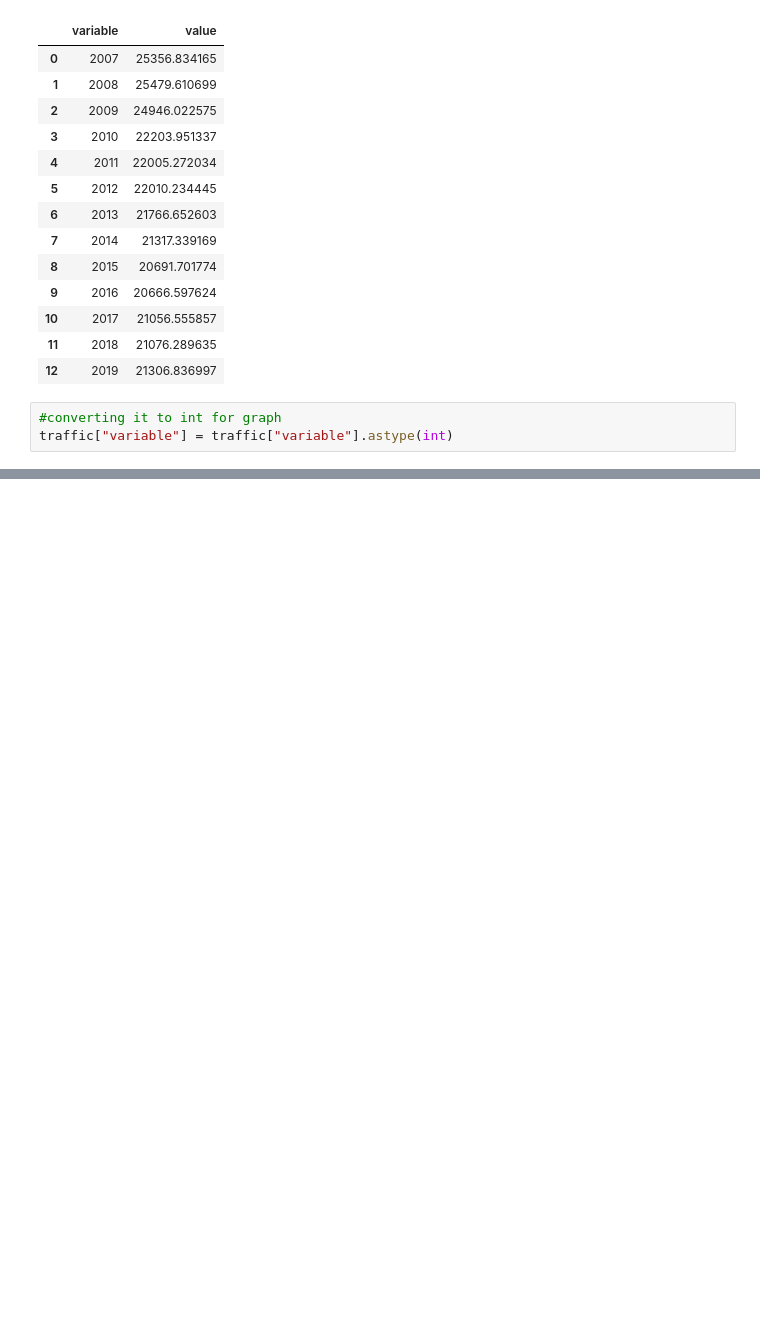
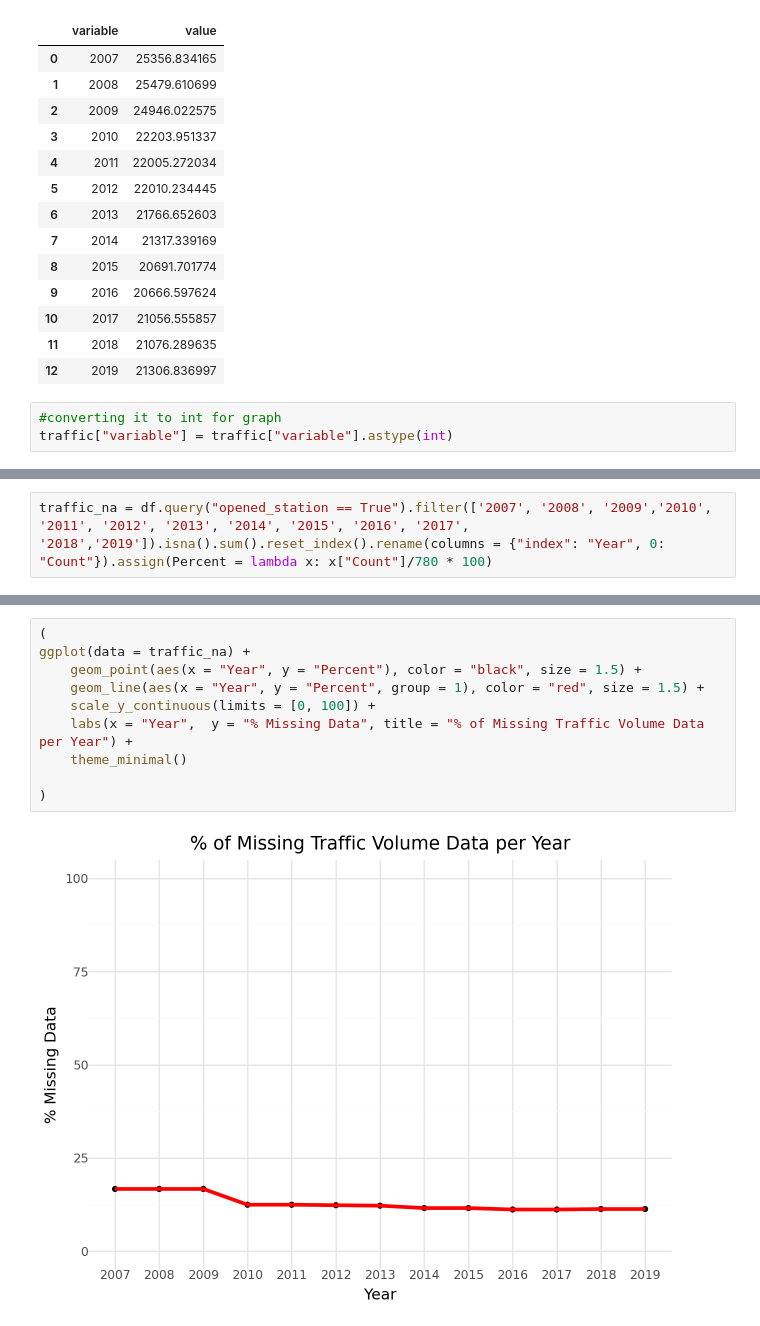
Before and after one commit to IbadatJarg/PPOL5203-Final_Project_Bikeshare, a Jupyter notebook: scripts/05_visualizations.ipynb, the cells around one changed output, grey strips where cells are left out. Drawn from its saved outputs; the diff is of its cells as text; blank space fills up the shorter version.

```diff
--- a/scripts/05_visualizations.ipynb
+++ b/scripts/05_visualizations.ipynb
@@ -358,0 +363,2 @@ ggplot(data = traffic) +
+# %%
+traffic_na = df.query("opened_station == True").filter(['2007', '2008', '2009','2010', '2011', '2012', '2013', '2014', '2015', '2016', '2017', '2018','2019']).isna().sum().reset_index().rename(columns = {"index": "Year", 0: "Count"}).assign(Percent = lambda x: x["Count"]/780 * 100)
@@ -358,0 +382,12 @@ ggplot(data = traffic) +
+# %%
+(
+ggplot(data = traffic_na) +
+    geom_point(aes(x = "Year", y = "Percent"), color = "black", size = 1.5) +
+    geom_line(aes(x = "Year", y = "Percent", group = 1), color = "red", size = 1.5) +
+    scale_y_continuous(limits = [0, 100]) +
+    labs(x = "Year",  y = "% Missing Data", title = "% of Missing Traffic Volume Data per Year") +
+    theme_minimal()
+
+)
+# %% [output]
+[figure, added]
```
Also changed, not shown: parts of 3 cells of this notebook, 2 other files.
